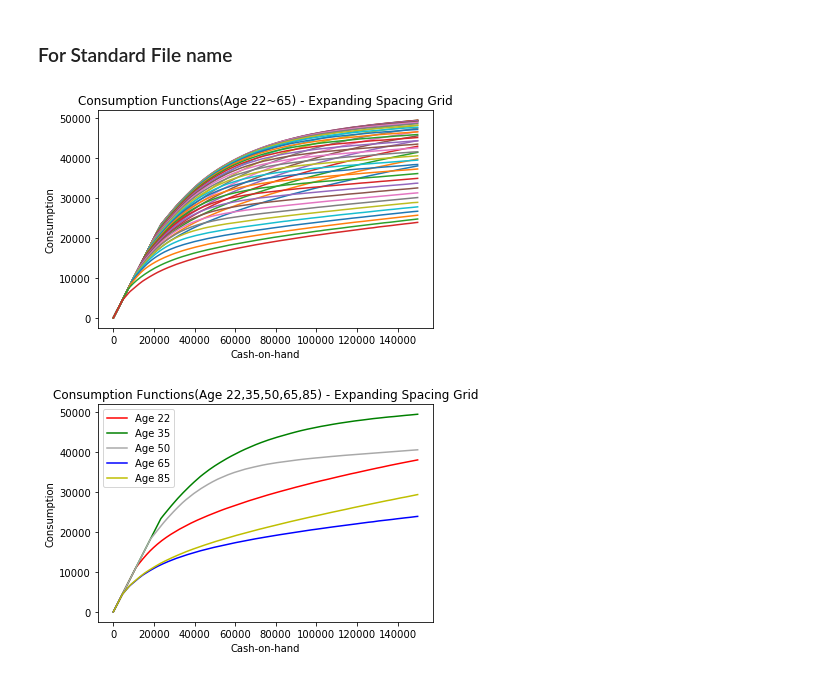
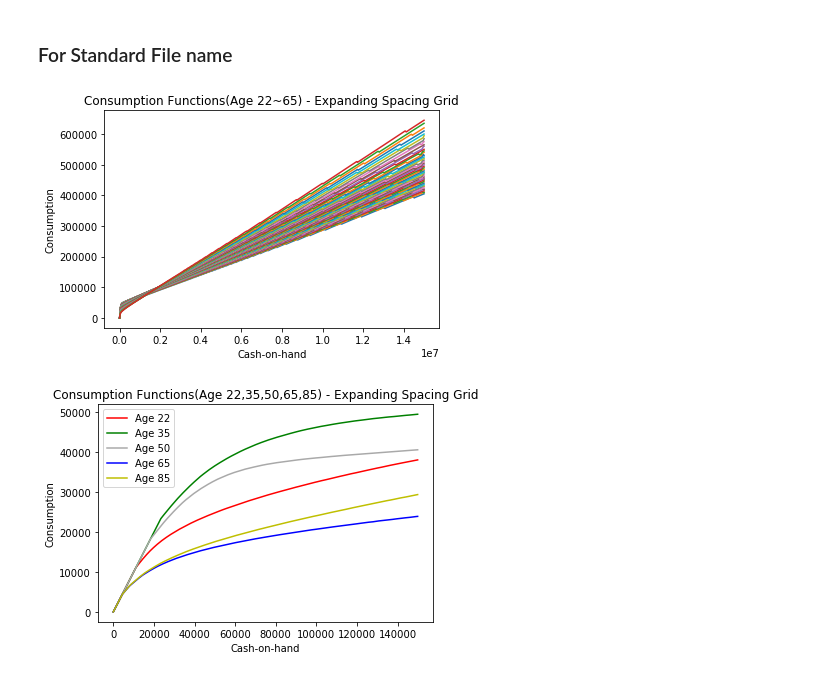
Before and after one commit to Quintus-Zhang/Tracer, a Jupyter notebook: expanding_grid.ipynb, the cells around one changed output. Drawn from its saved outputs; the diff is of its cells as text; code cells hidden in the pictures.

```diff
--- a/expanding_grid.ipynb
+++ b/expanding_grid.ipynb
@@ -92,21 +92,21 @@ plt.show()
 # %%
 base_path = '/Users/Quintus/Google Drive/Dynamic Programming/code'
 c_func_fp = os.path.join(base_path, 'results', 'Iteration_8.xlsx')
 c_df = pd.read_excel(c_func_fp)
 
-end = 15000000/100
+end = 15000000
 grid_w = np.arange(1, end, 100)
 for age in range(22, 66):
     spline = CubicSpline(c_df[str(100)], c_df[str(age)], bc_type='natural')
     c = spline(grid_w)
     plt.plot(grid_w, c, label=str(age))
 plt.xlabel('Cash-on-hand')
 plt.ylabel('Consumption')
 plt.title('Consumption Functions(Age 22~65) - Expanding Spacing Grid')
 # plt.legend()
 plt.show()
 # %% [output]
-[figure, old version]
+[figure, new version]
 # %%
 grid_w = np.arange(1, end, 100)
 
```
Also changed, not shown: parts of 1 cell of this notebook, 1 other file.
